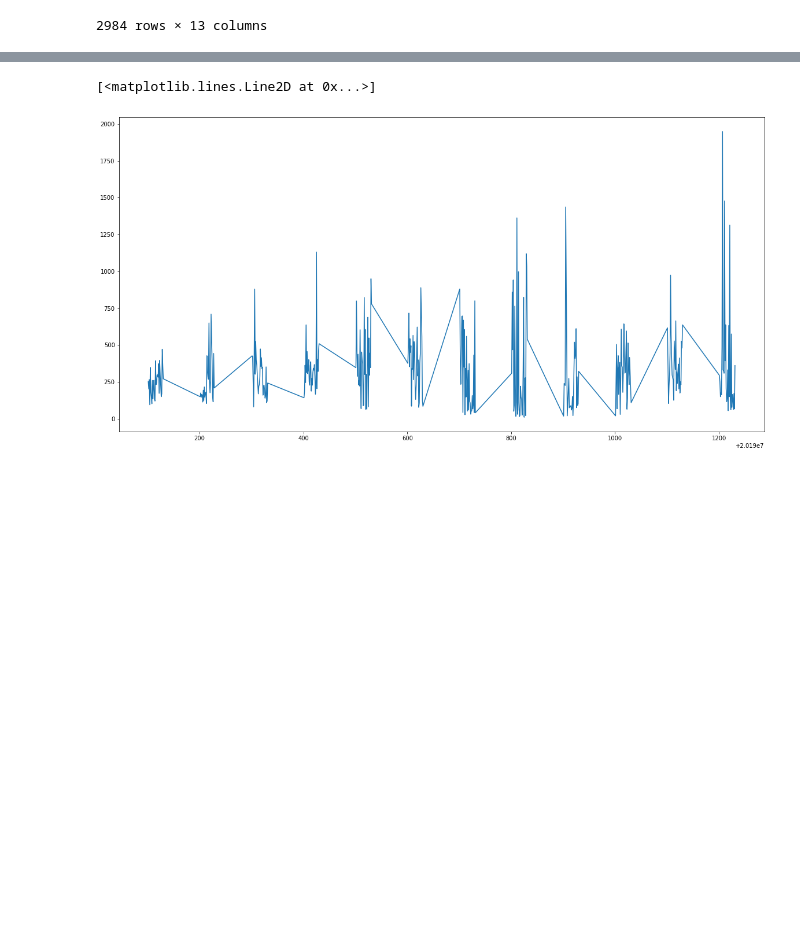
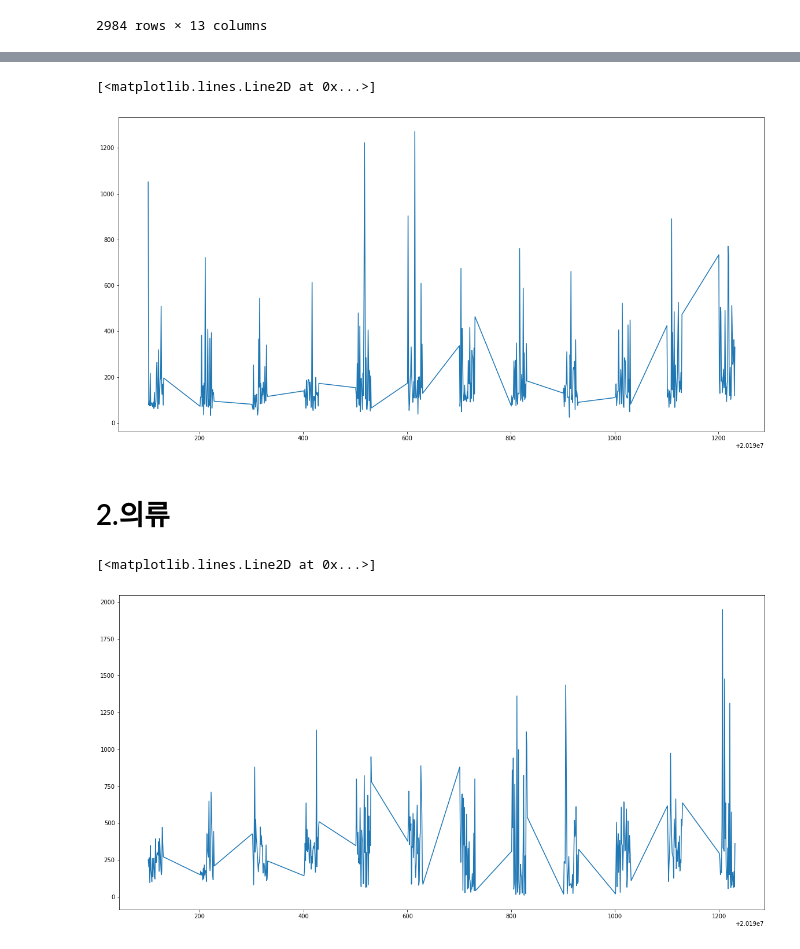
Before and after one commit to HWANG-HOE-SUN/bigcon, a Jupyter notebook: BigCon1.ipynb, the cells around one changed output, grey strips where cells are left out. Drawn from its saved outputs; the diff is of its cells as text; code cells hidden in the pictures; blank space fills up the shorter version.

```diff
--- a/BigCon1.ipynb
+++ b/BigCon1.ipynb
@@ -573,0 +530,3 @@ plt.plot(grouped_day_item.xs('가구')[0])
+# %%
+kitchen_sell_bydate = grouped_day_item.xs('주방')
+print(kitchen_sell_bydate)
@@ -573,0 +549,2 @@ plt.plot(grouped_day_item.xs('가구')[0])
+# %%
+kitchen_sell_bydate = kitchen_sell_bydate.rename(index={20200101:20191232}) #20201231 -> 20201232로 바꿔서 그래프를 다시 그리겠다.
@@ -573,0 +568,9 @@ plt.plot(grouped_day_item.xs('가구')[0])
+# %%
+%matplotlib inline
+plt.rcParams['figure.figsize'] = (20,10)
+
+plt.plot(kitchen_sell_bydate)
+# ※plt.bar(kitchen_sell_bydate.index, kitchen_sell_bydate[0])으로 확인(막대그래프)시 중간중간 선값이 없음. 즉, 이 그림에서 중간연결선은 허구(없는데이터)
+# %% [output]
+[<matplotlib.lines.Line2D at 0x...>]
+[figure, added]
@@ -574,3 +580,5 @@ plt.plot(grouped_day_item.xs('가구')[0])
+# %% [markdown]
+# 2.의류
 # %%
 plt.plot(grouped_day_item.xs('의류')[0])
 # %% [output]
```
Also changed, not shown: parts of 40 cells of this notebook.
